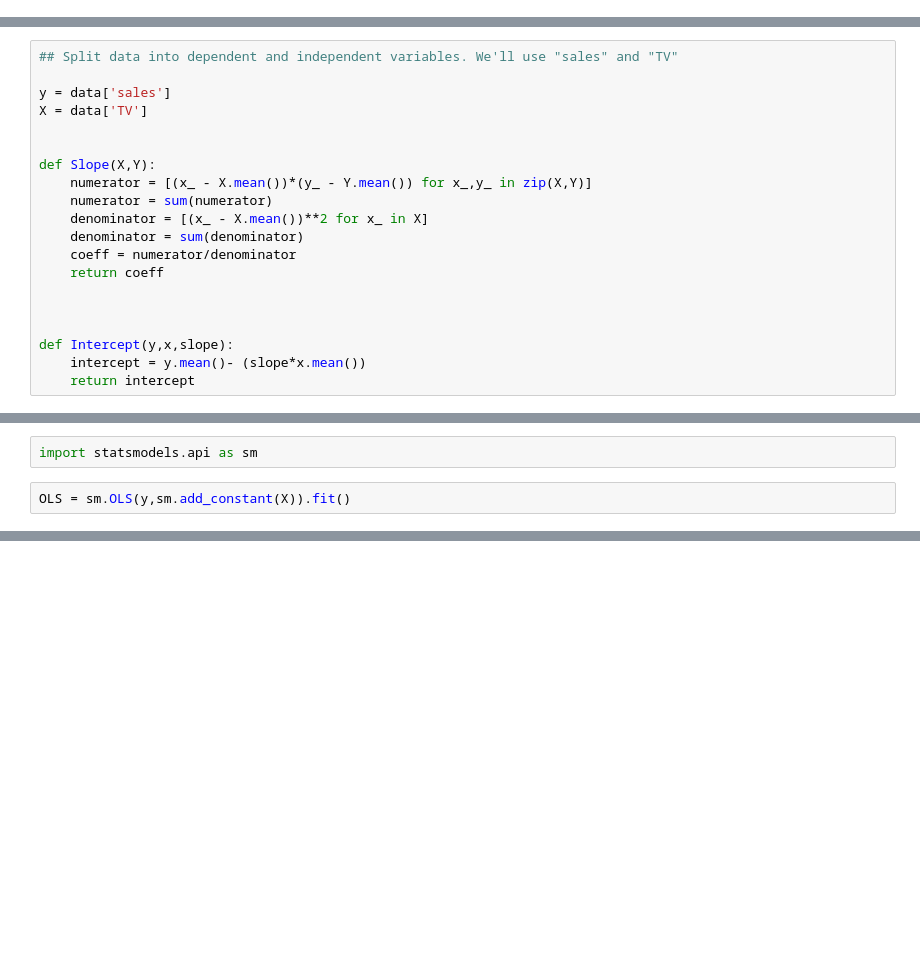
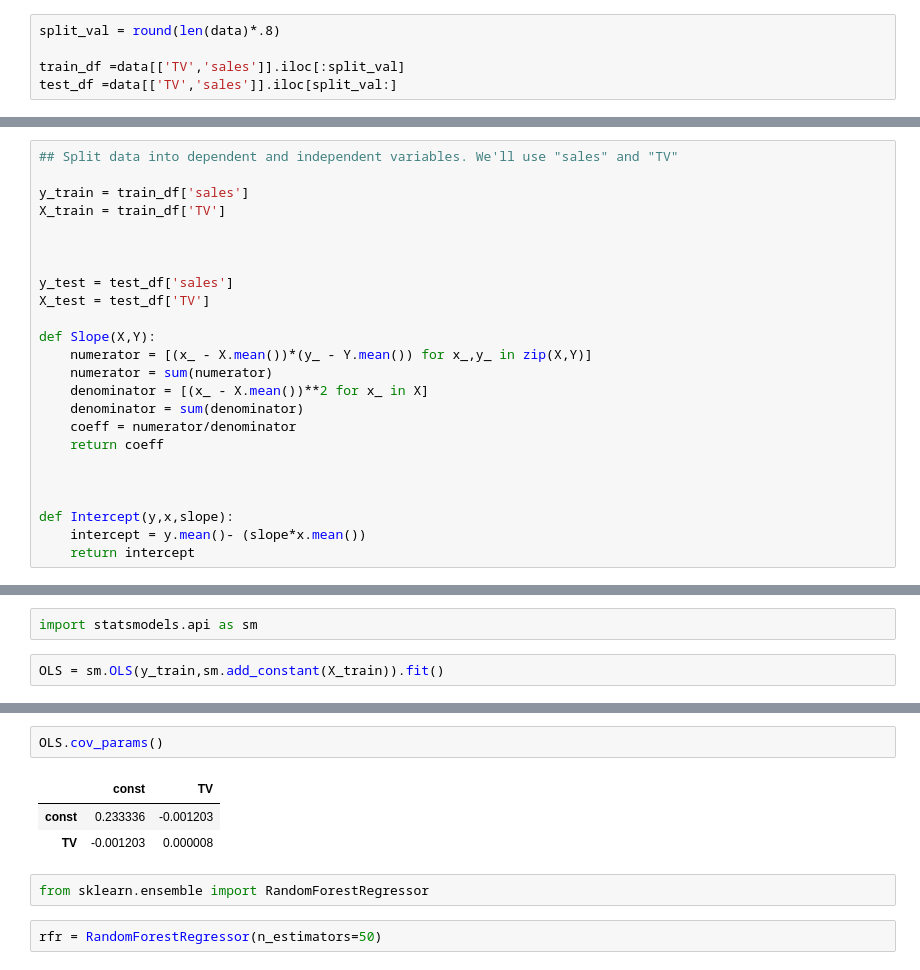
Before and after one commit to Mtaylert/PythonWalk-Through, a Jupyter notebook: pyTraining/ExploratoryDataAnalysis.ipynb, the cells around one changed output, grey strips where cells are left out. Saved outputs shown, nothing was run; the diff lists cells and outputs as text; blank space fills up the shorter version.

```diff
--- a/pyTraining/ExploratoryDataAnalysis.ipynb
+++ b/pyTraining/ExploratoryDataAnalysis.ipynb
@@ -203,3 +203,8 @@ $$ B_0 = yhat - B_1 * xhat$$
 
 ### Residual Sum of Sqaures
 $$ RSS = e^2_1 + e^2_2 +.....+e^2_n$$
+# %%
+split_val = round(len(data)*.8)
+
+train_df =data[['TV','sales']].iloc[:split_val]
+test_df =data[['TV','sales']].iloc[split_val:]
@@ -206,9 +242,13 @@ $$ RSS = e^2_1 + e^2_2 +.....+e^2_n$$
 # %%
 ## Split data into dependent and independent variables. We'll use "sales" and "TV"
 
-y = data['sales']
-X = data['TV']
+y_train = train_df['sales']
+X_train = train_df['TV']
 
+
+
+y_test = test_df['sales']
+X_test = test_df['TV']
 
 def Slope(X,Y):
     numerator = [(x_ - X.mean())*(y_ - Y.mean()) for x_,y_ in zip(X,Y)]
@@ -273,6 +332,6 @@ SSE_ConfiIterval(prediction,data['TV'],data['sales'],slope)
 # %%
 import statsmodels.api as sm
 # %%
-OLS = sm.OLS(y,sm.add_constant(X)).fit()
+OLS = sm.OLS(y_train,sm.add_constant(X_train)).fit()
 # %%
 OLS.summary()
@@ -278,0 +358,10 @@ OLS.summary()
+# %%
+OLS.cov_params()
+# %% [output]
+|  | const | TV |
+| const | 0.233336 | -0.001203 |
+| TV | -0.001203 | 0.000008 |
+# %%
+from sklearn.ensemble import RandomForestRegressor
+# %%
+rfr = RandomForestRegressor(n_estimators=50)
```
Also changed, not shown: parts of 13 cells of this notebook.
